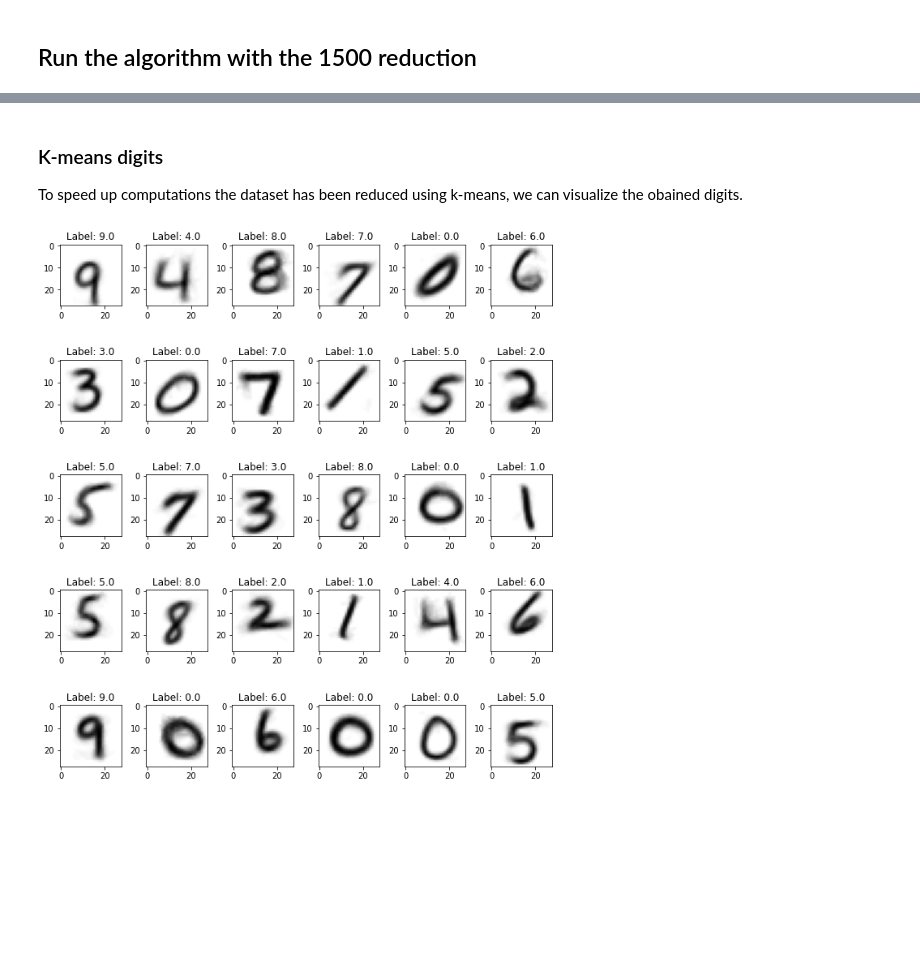
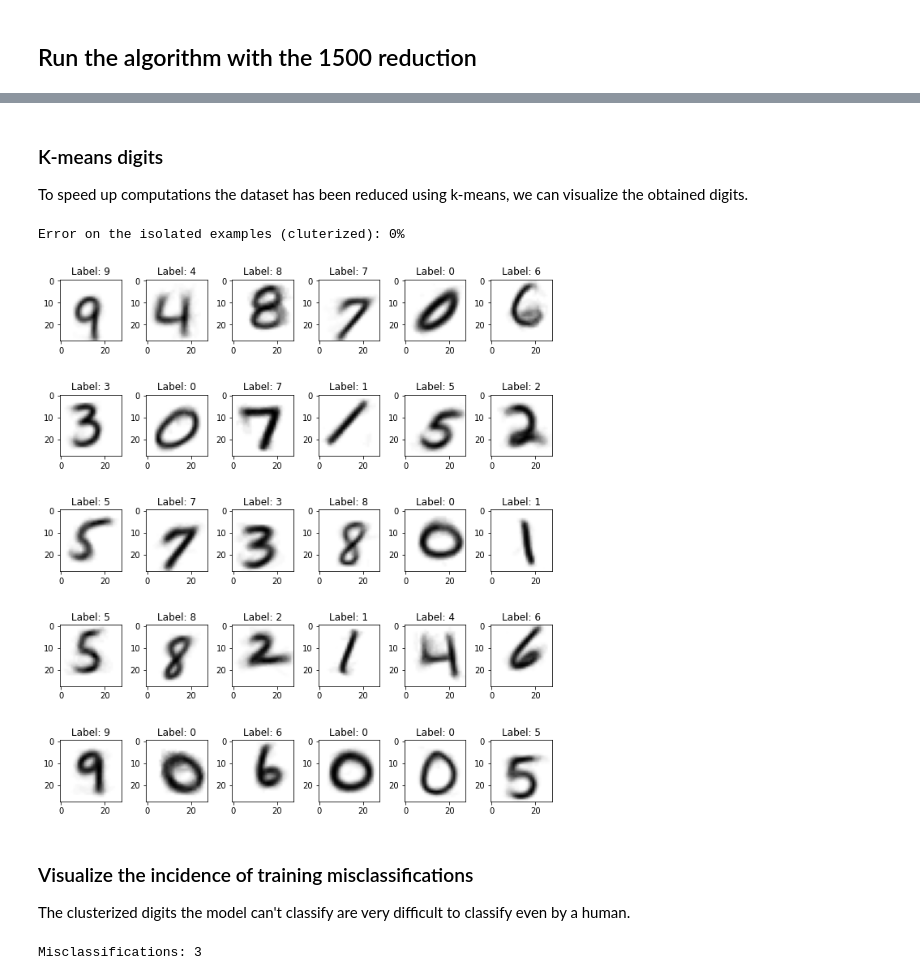
Before and after one commit to lfoscari/kernel-mnist, a Jupyter notebook: visualization/Digit classification example.ipynb, the cells around one changed output, grey strips where cells are left out. Saved outputs shown, nothing was run; the diff lists cells and outputs as text; code cells hidden in the pictures; blank space fills up the shorter version.

Commit message:
added guiding comments to mkp implementation, visualization and error explanation for the clusterized digits and removed custom parameter 'model' from error function

```diff
--- a/visualization/Digit classification example.ipynb
+++ b/visualization/Digit classification example.ipynb
@@ -24,11 +24,11 @@ test_batch_size = 10_000
 ## Sample
 # %%
 num = 30
-examples = x_train[:num]
-labels = y_train[:num]
-
 rows = 5
 cols = 6
+
+examples = x_test[:num]
+labels = y_test[:num]
 # %%
 fig, axes = plt.subplots(rows, cols, figsize=(1.5 * cols, 2 * rows))
 
@@ -48,7 +48,8 @@ plt.show()
 x_train_km = torch.load(f"../{DATASET_LOCATION}/1500/x_train_km.pt")
 y_train_km = torch.load(f"../{DATASET_LOCATION}/1500/y_train_km.pt")
 
-mkp = MultilabelKernelPerceptron(partial(polynomial, degree=5), label_set, 5, x_train_km, y_train_km, DEVICE)
+epochs, degree = 5, 5
+mkp = MultilabelKernelPerceptron(partial(polynomial, degree=degree), label_set, epochs, x_train_km, y_train_km, DEVICE)
 # %%
 %%time
 mkp.fit()
@@ -81,16 +85,34 @@ plt.show()
 # %% [markdown]
 ### K-means digits
-To speed up computations the dataset has been reduced using k-means, we can visualize the obained digits.
+To speed up computations the dataset has been reduced using k-means, we can visualize the obtained digits.
 # %%
 fig, axes = plt.subplots(rows, cols, figsize=(1.5 * cols, 2 * rows))
 
+examples_km = x_train_km[:num]
+labels_km = y_train_km[:num]
+
+predictions = classify(mkp.model, examples_km)
+print(f"Error on the isolated examples (cluterized): {int(mkp.error(examples_km, labels_km) * 100)}%")
+
 for i in range(num):
     ax = axes[i // cols, i % cols]
-    image = x_train_km[i].reshape((1, 28, 28))
+    image = examples_km[i].reshape((1, 28, 28))
     ax.imshow(image[0], cmap='gray_r')
-    ax.set_title(f"Label: {int(y_train_km[i])}")
+    ax.set_title(f"Label: {int(predictions[i])}")
 
 plt.tight_layout()
 plt.show()
 # %% [output]
+Error on the isolated examples (cluterized): 0%
-[figure, old version]
+[figure, new version]
+# %% [markdown]
+### Visualize the incidence of training misclassifications
+The clusterized digits the model can't classify are very difficult to classify even by a human.
+# %%
+predictions = classify(mkp.model, x_train_km)
+misses = predictions != y_train_km
+indices = torch.nonzero(misses)
+
+print(f"Misclassifications: {indices.shape[0]}")
+# %% [output]
+Misclassifications: 3
```
Also changed, not shown: parts of 4 cells of this notebook, 6 other files.
